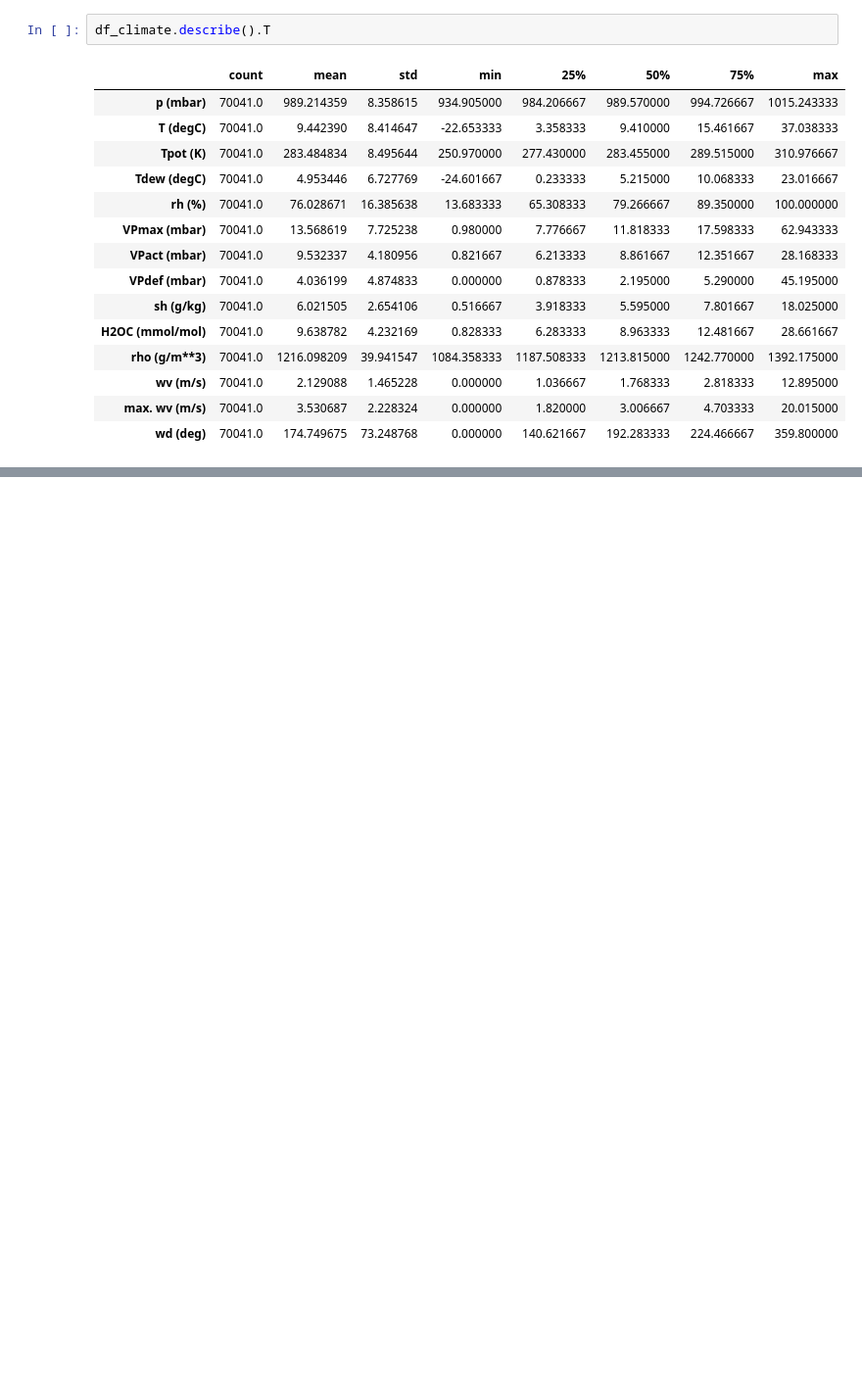
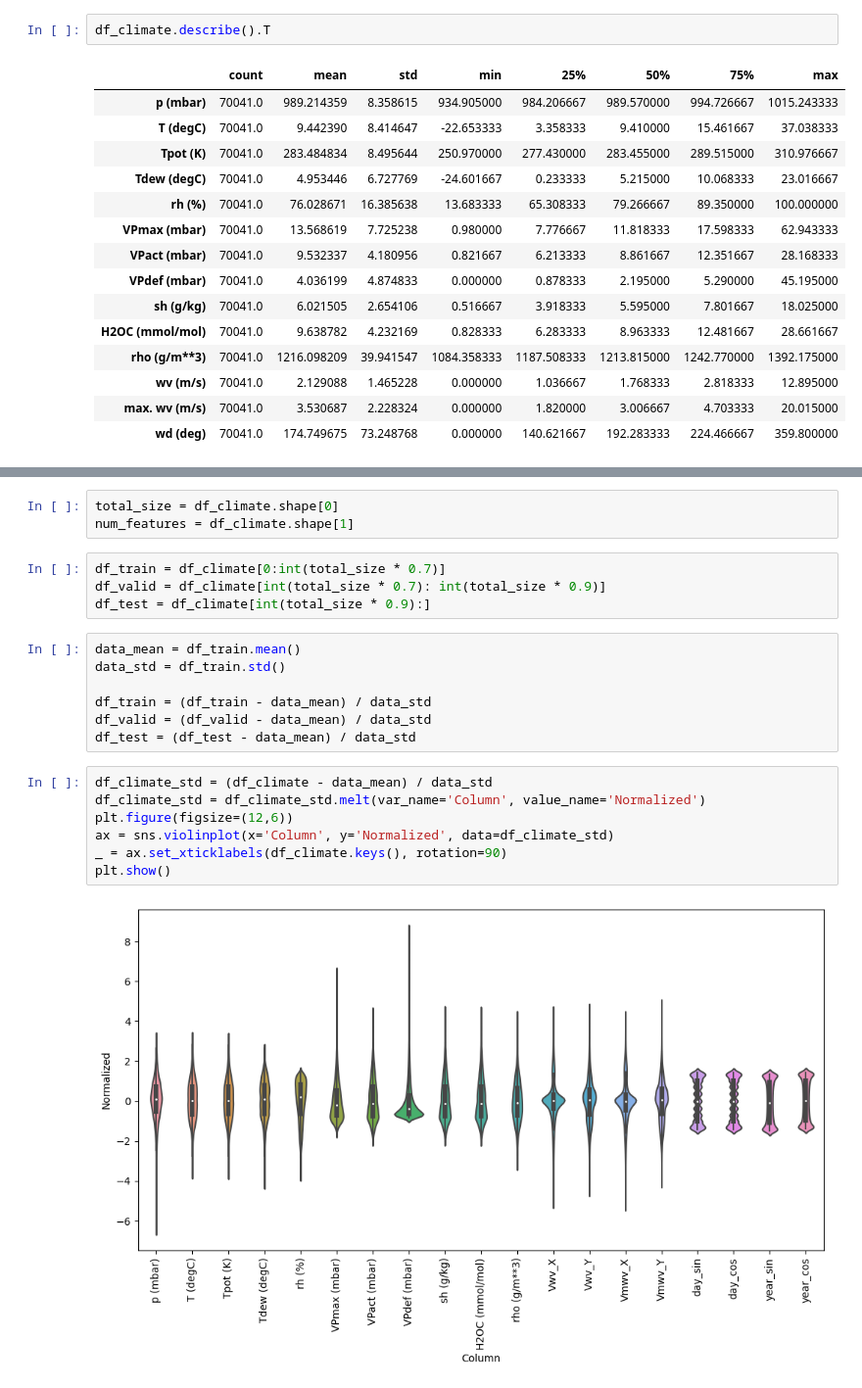
Before and after one commit to freemancho1/ai-projects, a Jupyter notebook: 40-WORK-T213P310/51-ts-climate.ipynb, the cells around one changed output, grey strips where cells are left out. Shown at 98% size. Saved outputs shown, nothing was run; the diff lists cells and outputs as text; blank space fills up the shorter version.

```diff
--- a/40-WORK-T213P310/51-ts-climate.ipynb
+++ b/40-WORK-T213P310/51-ts-climate.ipynb
@@ -128,0 +180,23 @@ https://www.tensorflow.org/tutorials/structured_data/time_series?hl=ko
+# %%
+total_size = df_climate.shape[0]
+num_features = df_climate.shape[1]
+# %%
+df_train = df_climate[0:int(total_size * 0.7)]
+df_valid = df_climate[int(total_size * 0.7): int(total_size * 0.9)]
+df_test = df_climate[int(total_size * 0.9):]
+# %%
+data_mean = df_train.mean()
+data_std = df_train.std()
+
+df_train = (df_train - data_mean) / data_std
+df_valid = (df_valid - data_mean) / data_std
+df_test = (df_test - data_mean) / data_std
+# %%
+df_climate_std = (df_climate - data_mean) / data_std
+df_climate_std = df_climate_std.melt(var_name='Column', value_name='Normalized')
+plt.figure(figsize=(12,6))
+ax = sns.violinplot(x='Column', y='Normalized', data=df_climate_std)
+_ = ax.set_xticklabels(df_climate.keys(), rotation=90)
+plt.show()
+# %% [output]
+[figure, added]
```
Also changed, not shown: parts of 20 cells of this notebook.
